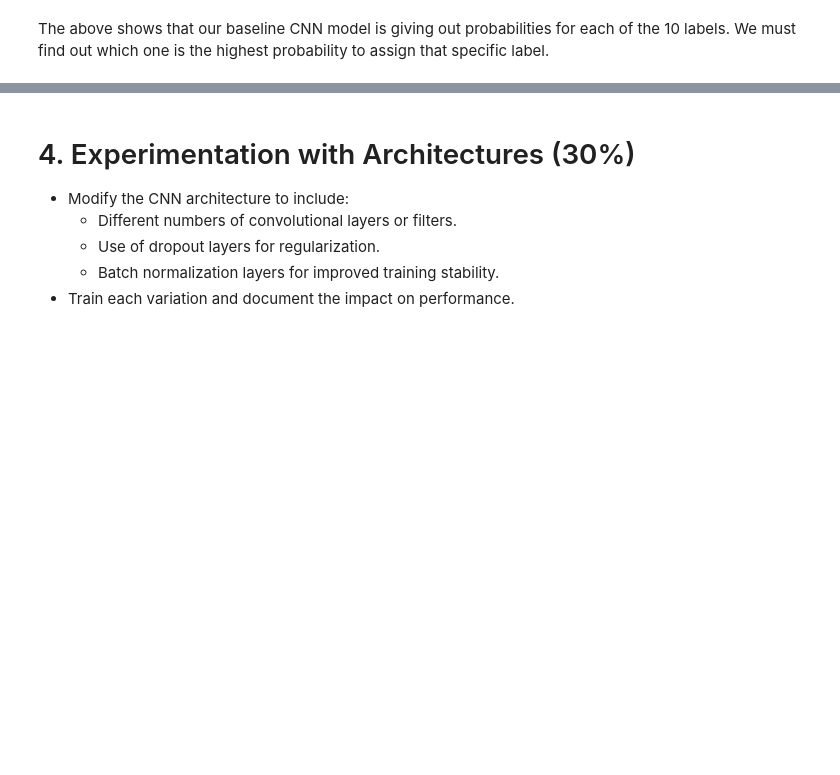
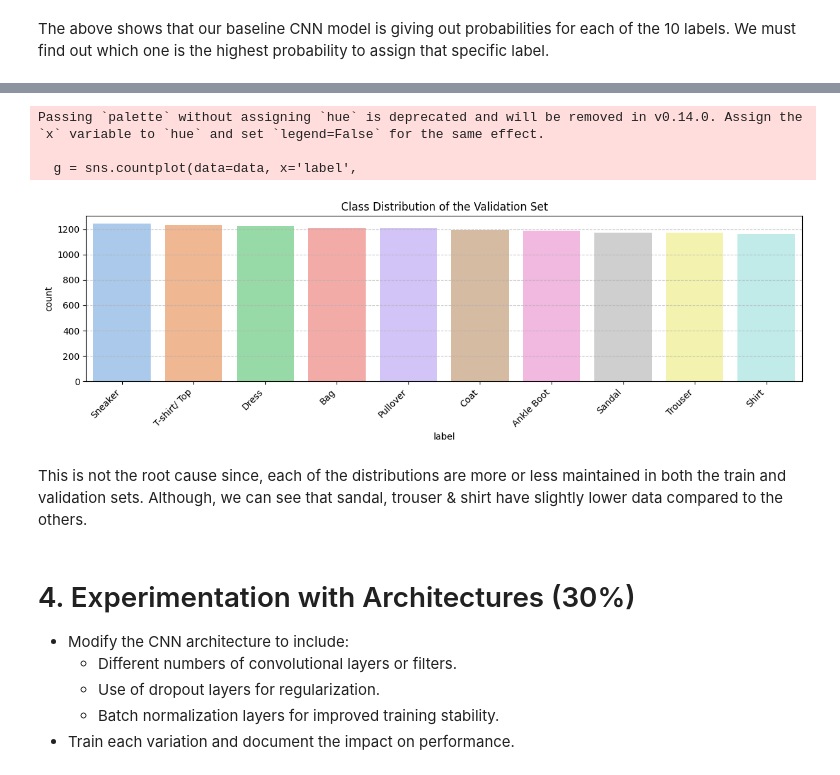
Before and after one commit to rkaushick-neu/swe_gen_ai, a Jupyter notebook: Deep Learning MNIST/Rish_Analysis.ipynb, the cells around one changed output, grey strips where cells are left out. Cells and saved outputs as stored; diff of their text form; code cells hidden in the pictures; blank space fills up the shorter version.

```diff
--- a/Deep Learning MNIST/Rish_Analysis.ipynb
+++ b/Deep Learning MNIST/Rish_Analysis.ipynb
@@ -559,3 +601,12 @@ weighted avg       0.90      0.90      0.90     10000
+# %%
+plot_label_per_class(validate_df, 'Validation Set')
+# %% [output]
+Passing `palette` without assigning `hue` is deprecated and will be removed in v0.14.0. Assign the `x` variable to `hue` and set `legend=False` for the same effect.
+
+  g = sns.countplot(data=data, x='label',
+[figure, added]
+# %% [markdown]
+This is not the root cause since, each of the distributions are more or less maintained in both the train and validation sets. Although, we can see that sandal, trouser & shirt have slightly lower data compared to the others.
 # %% [markdown]
 # 4. Experimentation with Architectures (30%)
 
```
Also changed, not shown: parts of 18 cells of this notebook.
